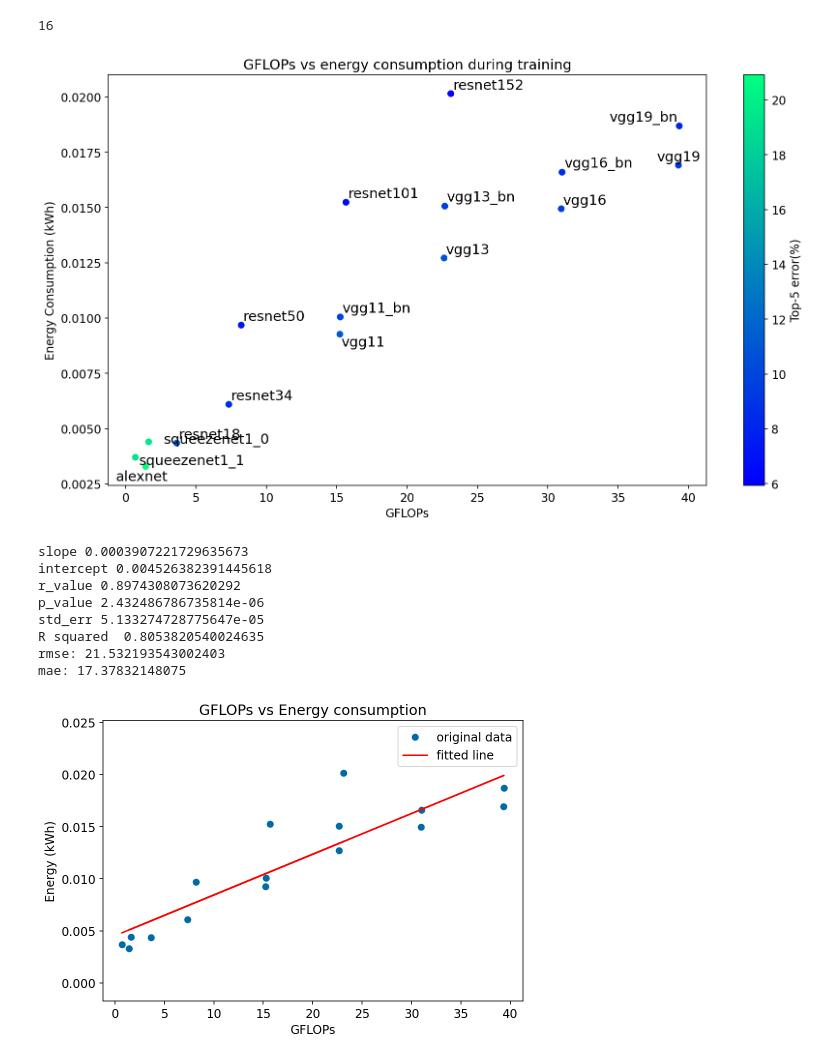
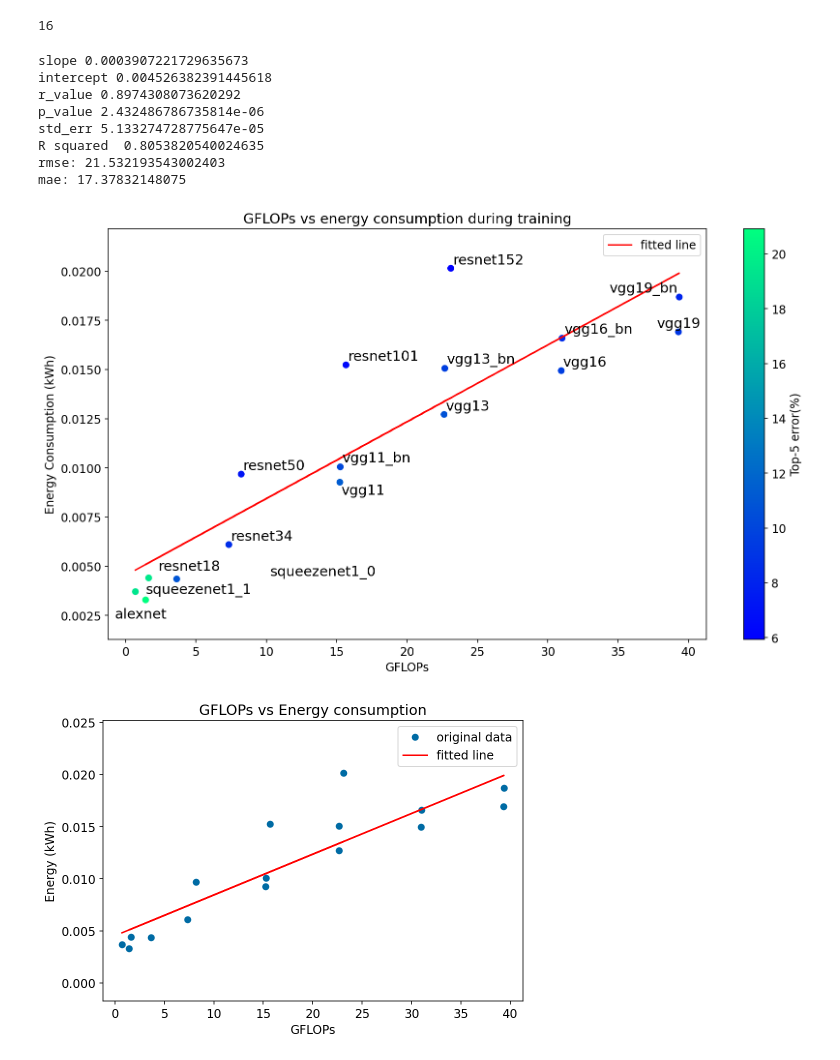
Before and after one commit to MScDissertation/model_hub, a Jupyter notebook: Training and FLOP analysis.ipynb, the cells around one changed output. Saved outputs shown, nothing was run; the diff lists cells and outputs as text; code cells hidden in the pictures.

```diff
--- a/Training and FLOP analysis.ipynb
+++ b/Training and FLOP analysis.ipynb
@@ -268,43 +276,6 @@ df_minus_densenet = new_df[new_df['model'].str.match(r'(^densenet.*)') == False]
 df_minus_densenet.model.count()
 # %% [output]
 16
-# %%
-# ax = df_minus_densenet.plot('GFLOPS', 'empirical', kind='scatter',
-#         c=range(len(df_minus_densenet)), colormap=cmap, figsize=(12,7),
-#                   title="GFLOPs vs Energy Consumption during training")
-# ax.set_xlabel("GFLOPs")
-# ax.set_ylabel("Energy (kWh)")
-# #merge_df[['GFLOPS','top1','model']].apply(lambda row: ax.text(*row),axis=1);
-# texts = [ax.text(x, y, name,size='large')
-#          for x, y, name in zip(df_minus_densenet['GFLOPS'],df_minus_densenet['empirical'],df_minus_densenet['model'])]
-# #ax.text(0.823441, 41.90, 'squeezenet1_0' )
-# # needs citation https://github.com/Phlya/adjustText
-# #colormap.remove()
-# adjust_text(texts)
-# plt.tight_layout()
-# ax.figure.savefig('viz/training_removing_densenet.png',dpi=300)
-
-
-
-fig = plt.figure(figsize=(12,7))
-ax = fig.add_subplot(1, 1, 1)
-ax.set_xlabel("GFLOPs")
-ax.set_ylabel("Energy Consumption (kWh)")
-ax.set_title("GFLOPs vs energy consumption during training")
-cmap = cm.get_cmap('winter')
-c = df_minus_densenet['top5']
-plt.scatter(df_minus_densenet['GFLOPS'], df_minus_densenet['empirical'],
-        c=c, cmap=cm.get_cmap('winter'))
-
-texts = [ax.text(x, y, name,size='large')
-         for x, y, name in zip(df_minus_densenet['GFLOPS'],df_minus_densenet['empirical'],df_minus_densenet['model'])]
-cbar = plt.colorbar()
-cbar.set_label('Top-5 error(%)')
-adjust_text(texts)
-plt.tight_layout()
-ax.figure.savefig('viz/training_removing_densenet.png',dpi=300)
-# %% [output]
-[figure, removed]
 # %%
 from scipy import stats
 x = df_minus_densenet['GFLOPS']
@@ -325,6 +296,45 @@ std_err 5.133274728775647e-05
 R squared  0.8053820540024635
 rmse: 21.532193543002403
 mae: 17.37832148075
+# %%
+# ax = df_minus_densenet.plot('GFLOPS', 'empirical', kind='scatter',
+#         c=range(len(df_minus_densenet)), colormap=cmap, figsize=(12,7),
+#                   title="GFLOPs vs Energy Consumption during training")
+# ax.set_xlabel("GFLOPs")
+# ax.set_ylabel("Energy (kWh)")
+# #merge_df[['GFLOPS','top1','model']].apply(lambda row: ax.text(*row),axis=1);
+# texts = [ax.text(x, y, name,size='large')
+#          for x, y, name in zip(df_minus_densenet['GFLOPS'],df_minus_densenet['empirical'],df_minus_densenet['model'])]
+# #ax.text(0.823441, 41.90, 'squeezenet1_0' )
+# # needs citation https://github.com/Phlya/adjustText
+# #colormap.remove()
+# adjust_text(texts)
+# plt.tight_layout()
+# ax.figure.savefig('viz/training_removing_densenet.png',dpi=300)
+
+
+
+fig = plt.figure(figsize=(12,7))
+ax = fig.add_subplot(1, 1, 1)
+ax.set_xlabel("GFLOPs")
+ax.set_ylabel("Energy Consumption (kWh)")
+ax.set_title("GFLOPs vs energy consumption during training")
+cmap = cm.get_cmap('winter')
+plt.ylim(min(df_minus_densenet['empirical'])- 0.002,max(df_minus_densenet['empirical'])+0.002)
+c = df_minus_densenet['top5']
+plt.scatter(df_minus_densenet['GFLOPS'], df_minus_densenet['empirical'],
+        c=c, cmap=cm.get_cmap('winter'))
+plt.plot(x, intercept + slope*x, 'r', label='fitted line')
+texts = [ax.text(x, y, name,size='large')
+         for x, y, name in zip(df_minus_densenet['GFLOPS'],df_minus_densenet['empirical'],df_minus_densenet['model'])]
+cbar = plt.colorbar()
+cbar.set_label('Top-5 error(%)')
+adjust_text(texts)
+plt.legend()
+plt.tight_layout()
+ax.figure.savefig('viz/training_removing_densenet.png',dpi=300)
+# %% [output]
+[figure, added]
 # %%
 x = df_minus_densenet['GFLOPS']
 y = df_minus_densenet['empirical']
```
Also changed, not shown: parts of 20 cells of this notebook, 8 other files.
